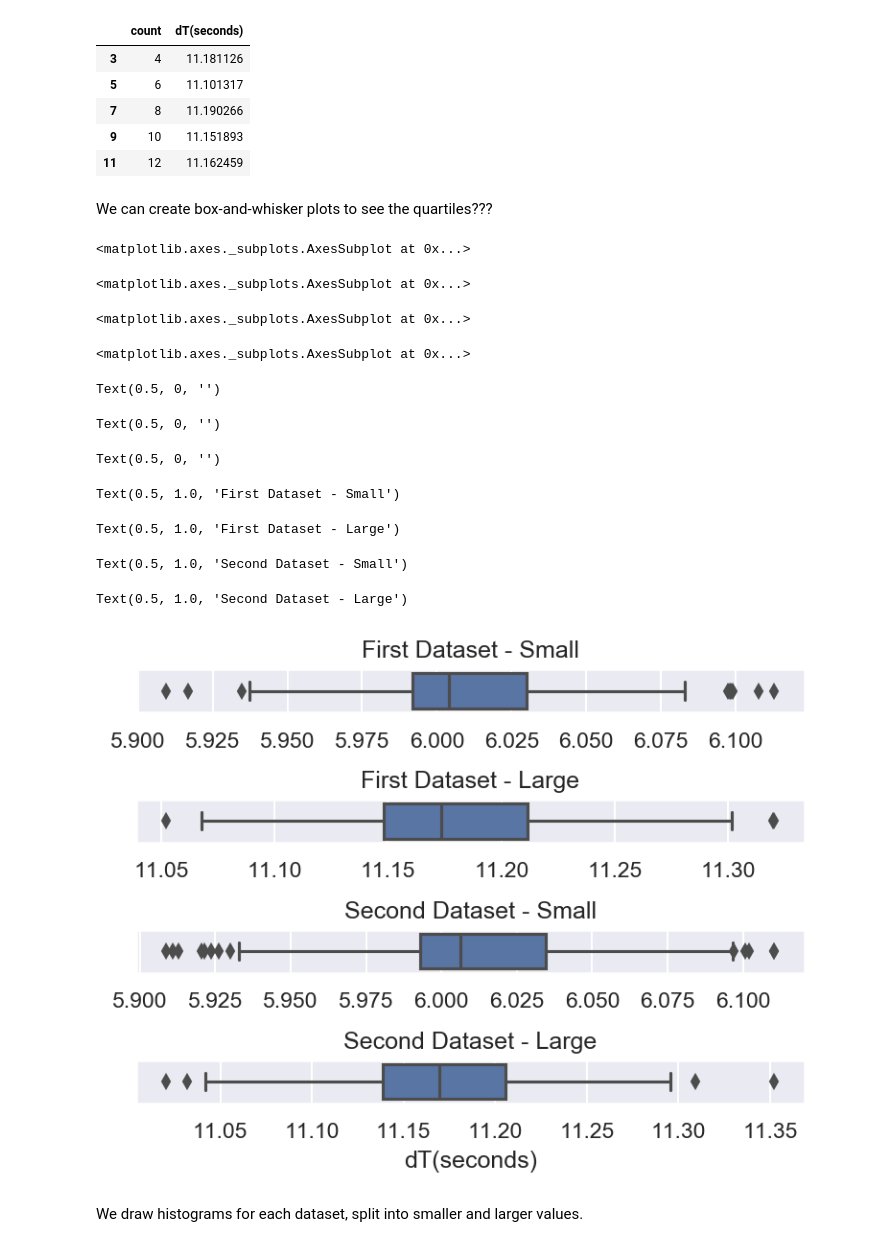
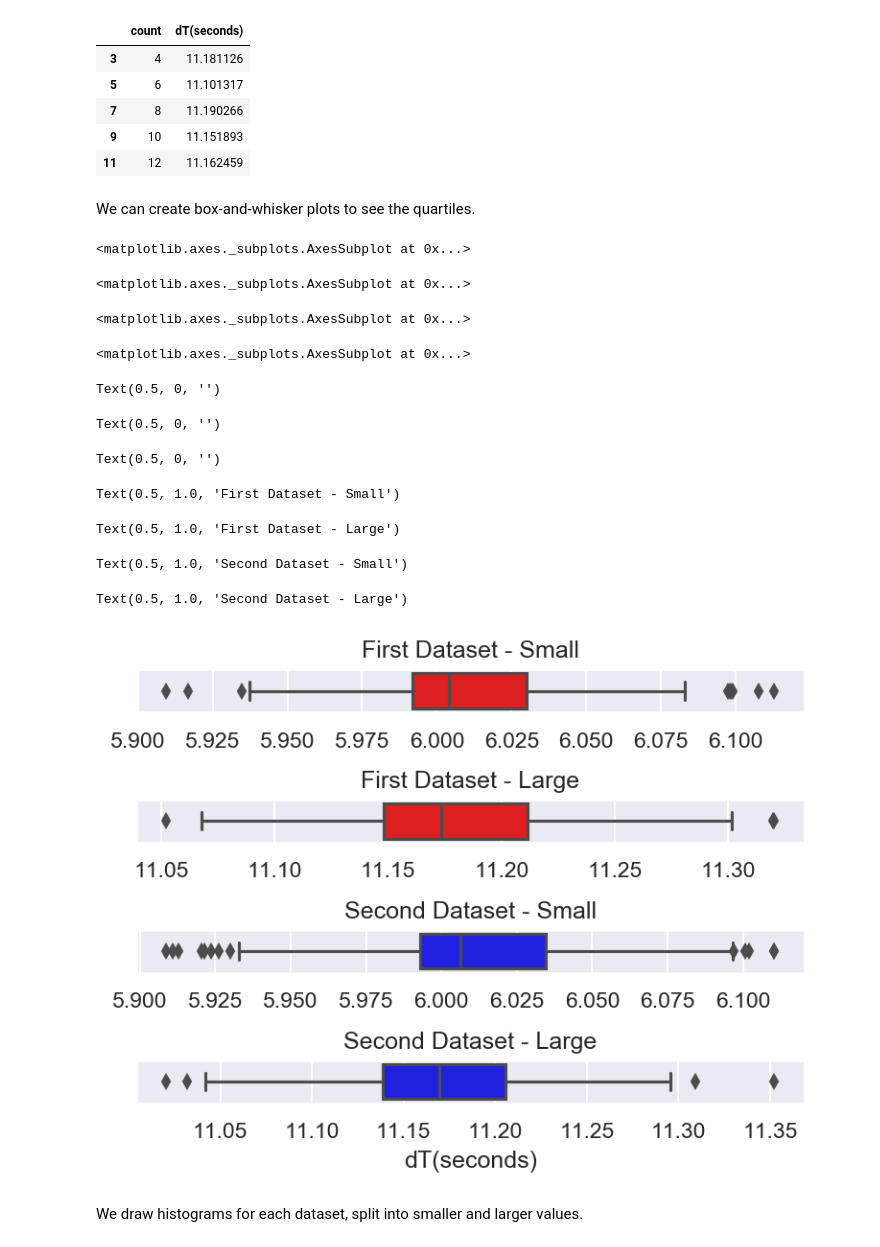
Before and after one commit to aj112358/FFX-Computer-Vision, a Jupyter notebook: Lightning Data.ipynb, the cells around one changed output. Saved outputs shown, nothing was run; the diff lists cells and outputs as text; code cells hidden in the pictures.

```diff
--- a/Lightning Data.ipynb
+++ b/Lightning Data.ipynb
@@ -930,7 +939,7 @@ Second Dataset - Large
 | 9 | 10 | 11.151893 |
 | 11 | 12 | 11.162459 |
 # %% [markdown]
-We can create box-and-whisker plots to see the quartiles???
+We can create box-and-whisker plots to see the quartiles.
 # %%
 # Drawing box-and-whisker plots, in order to visualize the quartiles
 
@@ -938,38 +947,40 @@ We can create box-and-whisker plots to see the quartiles???
 # Configuring the plot framework
 fig5, axes5 = plt.subplots(nrows=4, ncols=1)
 plt.subplots_adjust(hspace = 2)
 
 # Plotting the FIRST dataset
-sns.boxplot(x=data1_smaller['dT(seconds)'], ax=axes5[0])
-sns.boxplot(x=data1_larger['dT(seconds)'], ax=axes5[1])
+sns.boxplot(x=data1_smaller['dT(seconds)'], ax=axes5[0], color='red')
+sns.boxplot(x=data1_larger['dT(seconds)'], ax=axes5[1], color='red')
 
 # Plotting the SECOND dataset
-sns.boxplot(x=data2_smaller['dT(seconds)'], ax=axes5[2])
-sns.boxplot(x=data2_larger['dT(seconds)'], ax=axes5[3])
+sns.boxplot(x=data2_smaller['dT(seconds)'], ax=axes5[2], color='blue')
+sns.boxplot(x=data2_larger['dT(seconds)'], ax=axes5[3], color='blue')
 
 # Turning off x-axis labels
 axes5[0].set_xlabel("")
 axes5[1].set_xlabel("")
 axes5[2].set_xlabel("")
 
 # Setting plot titles
 axes5[0].set_title("First Dataset - Small")
 axes5[1].set_title("First Dataset - Large")
 axes5[2].set_title("Second Dataset - Small")
 axes5[3].set_title("Second Dataset - Large")
+
+plt.savefig("boxwhisker1.png", bbox_inches="tight")
 # %% [output]
 <matplotlib.axes._subplots.AxesSubplot at 0x...>
 <matplotlib.axes._subplots.AxesSubplot at 0x...>
 <matplotlib.axes._subplots.AxesSubplot at 0x...>
 <matplotlib.axes._subplots.AxesSubplot at 0x...>
 Text(0.5, 0, '')
 Text(0.5, 0, '')
 Text(0.5, 0, '')
 Text(0.5, 1.0, 'First Dataset - Small')
 Text(0.5, 1.0, 'First Dataset - Large')
 Text(0.5, 1.0, 'Second Dataset - Small')
 Text(0.5, 1.0, 'Second Dataset - Large')
-[figure, old version]
+[figure, new version]
 # %% [markdown]
 We draw histograms for each dataset, split into smaller and larger values.
 # %%
```
Also changed, not shown: parts of 12 cells of this notebook, 3 other files.
